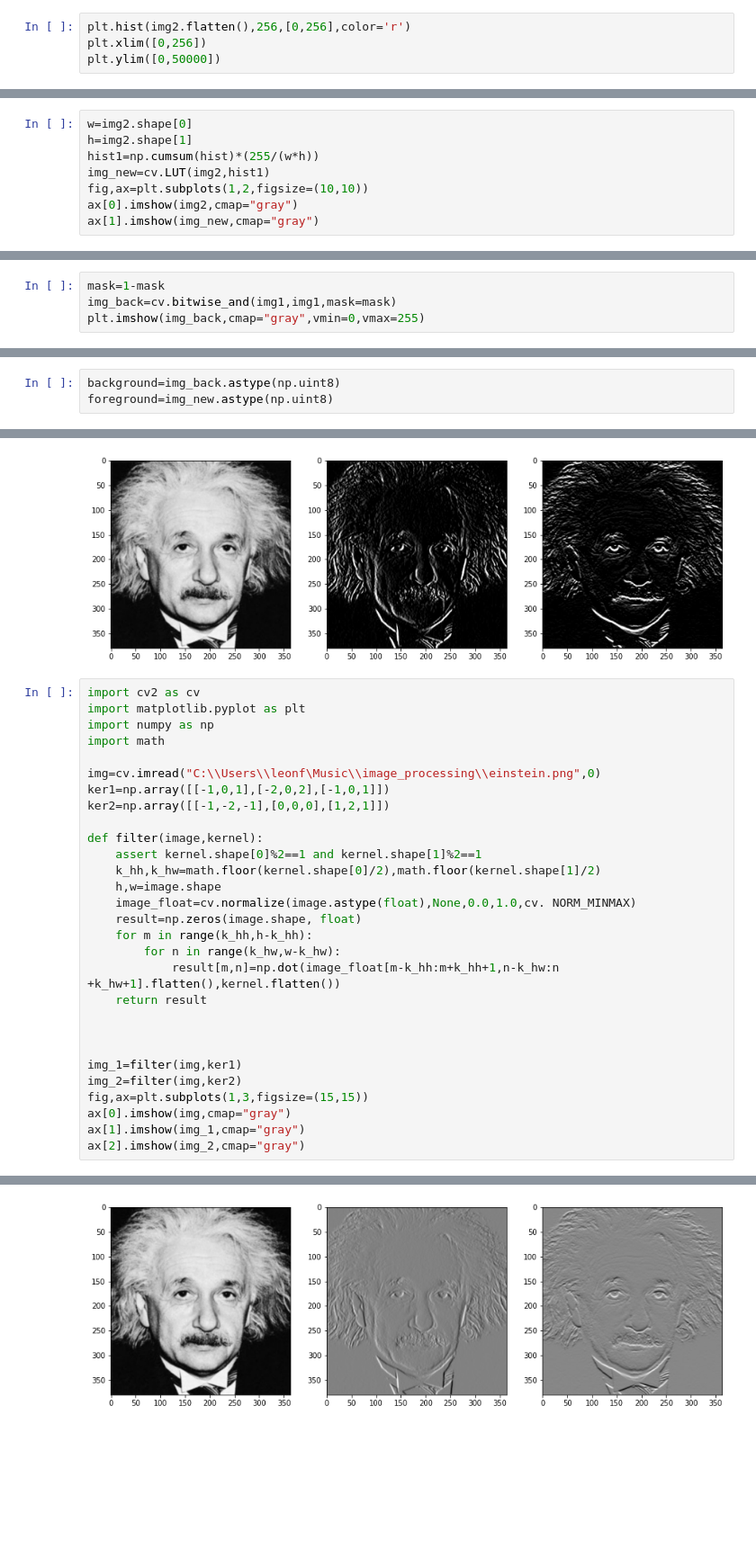
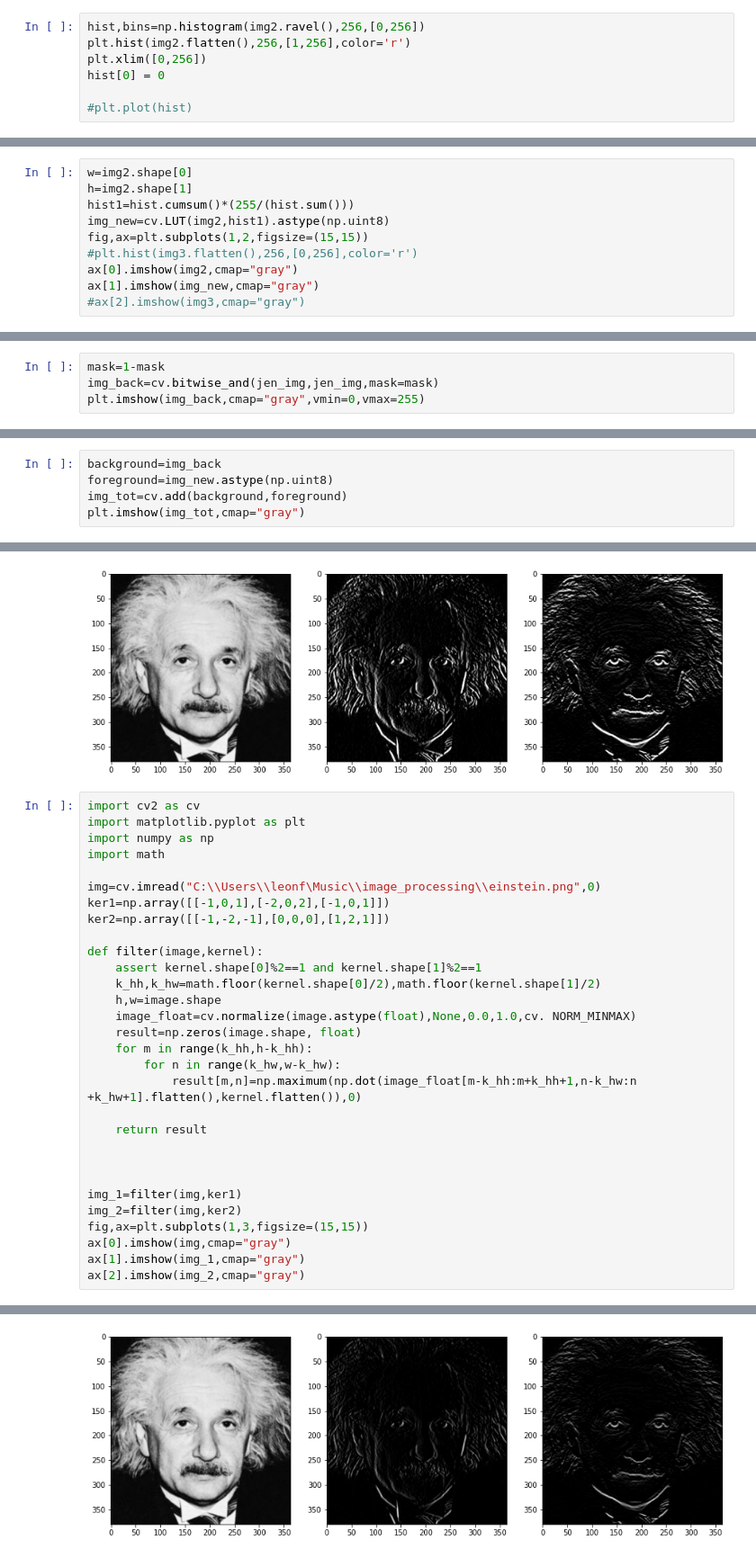
Before and after one commit to leonfdo/Image_augmentation, a Jupyter notebook: Untitled-1.ipynb, the cells around one changed output, grey strips where cells are left out. Shown at 90% size. Cells and saved outputs as stored; diff of their text form; blank space fills up the shorter version.

```diff
--- a/Untitled-1.ipynb
+++ b/Untitled-1.ipynb
@@ -217,7 +218,10 @@ plt.imshow(img2,cmap="gray",vmin=0,vmax=255)
 <matplotlib.image.AxesImage at 0x...>
 [figure]
 # %%
-plt.hist(img2.flatten(),256,[0,256],color='r')
+hist,bins=np.histogram(img2.ravel(),256,[0,256])
+plt.hist(img2.flatten(),256,[1,256],color='r')
 plt.xlim([0,256])
-plt.ylim([0,50000])
+hist[0] = 0
+
+#plt.plot(hist)
 # %% [output]
@@ -231,10 +229,12 @@ h=img2.shape[1]
 # %%
 w=img2.shape[0]
 h=img2.shape[1]
-hist1=np.cumsum(hist)*(255/(w*h))
-img_new=cv.LUT(img2,hist1)
-fig,ax=plt.subplots(1,2,figsize=(10,10))
+hist1=hist.cumsum()*(255/(hist.sum()))
+img_new=cv.LUT(img2,hist1).astype(np.uint8)
+fig,ax=plt.subplots(1,2,figsize=(15,15))
+#plt.hist(img3.flatten(),256,[0,256],color='r')
 ax[0].imshow(img2,cmap="gray")
 ax[1].imshow(img_new,cmap="gray")
+#ax[2].imshow(img3,cmap="gray")
 # %% [output]
 <matplotlib.image.AxesImage at 0x...>
@@ -242,10 +242,12 @@ ax[1].imshow(img_new,cmap="gray")
 # %%
 mask=1-mask
-img_back=cv.bitwise_and(img1,img1,mask=mask)
+img_back=cv.bitwise_and(jen_img,jen_img,mask=mask)
 plt.imshow(img_back,cmap="gray",vmin=0,vmax=255)
 # %% [output]
 <matplotlib.image.AxesImage at 0x...>
 [figure]
 # %%
-background=img_back.astype(np.uint8)
+background=img_back
 foreground=img_new.astype(np.uint8)
+img_tot=cv.add(background,foreground)
+plt.imshow(img_tot,cmap="gray")
@@ -281,35 +270,36 @@ ax[2].imshow(img2)
 # %%
 import cv2 as cv
 import matplotlib.pyplot as plt
 import numpy as np
 import math
 
 img=cv.imread("C:\\Users\\leonf\Music\\image_processing\\einstein.png",0)
 ker1=np.array([[-1,0,1],[-2,0,2],[-1,0,1]])
 ker2=np.array([[-1,-2,-1],[0,0,0],[1,2,1]])
 
 def filter(image,kernel):
     assert kernel.shape[0]%2==1 and kernel.shape[1]%2==1
     k_hh,k_hw=math.floor(kernel.shape[0]/2),math.floor(kernel.shape[1]/2)
     h,w=image.shape
     image_float=cv.normalize(image.astype(float),None,0.0,1.0,cv. NORM_MINMAX)
     result=np.zeros(image.shape, float)
     for m in range(k_hh,h-k_hh):
         for n in range(k_hw,w-k_hw):
-            result[m,n]=np.dot(image_float[m-k_hh:m+k_hh+1,n-k_hw:n +k_hw+1].flatten(),kernel.flatten())
+            result[m,n]=np.maximum(np.dot(image_float[m-k_hh:m+k_hh+1,n-k_hw:n +k_hw+1].flatten(),kernel.flatten()),0)
+
     return result
 
 
 
 img_1=filter(img,ker1)
 img_2=filter(img,ker2)
 fig,ax=plt.subplots(1,3,figsize=(15,15))
 ax[0].imshow(img,cmap="gray")
 ax[1].imshow(img_1,cmap="gray")
 ax[2].imshow(img_2,cmap="gray")
 # %% [output]
 <matplotlib.image.AxesImage at 0x...>
-[figure, old version]
+[figure, new version]
 # %%
 ker1=np.array([[1],[2],[1]])
 ker2=np.array([[1,0,-1]])
```
Also changed, not shown: parts of 11 cells of this notebook.
